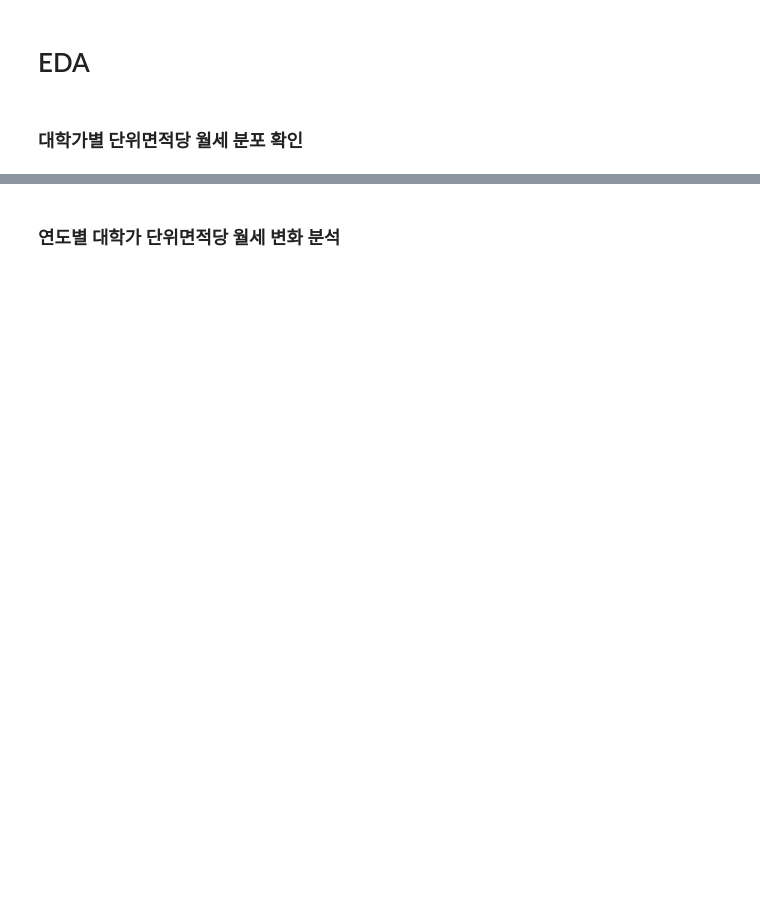
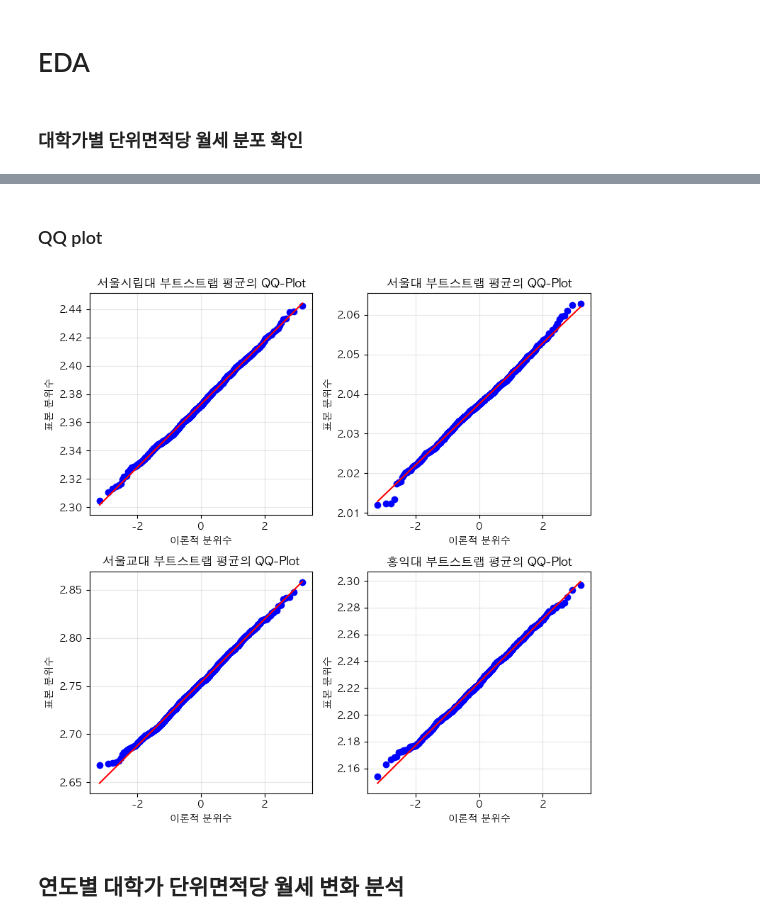
Before and after one commit to Jongseok103/UOS-Assignments, a Jupyter notebook: Statistics for Data Science/SDS_Assignment01/EDA.ipynb, the cells around one changed output, grey strips where cells are left out. Saved outputs shown, nothing was run; the diff lists cells and outputs as text; code cells hidden in the pictures; blank space fills up the shorter version.

```diff
--- a/Statistics for Data Science/SDS_Assignment01/EDA.ipynb
+++ b/Statistics for Data Science/SDS_Assignment01/EDA.ipynb
@@ -323,0 +409,19 @@ Passing `palette` without assigning `hue` is deprecated and will be removed in v
+# %%
+for univ in universities:
+    bootstrap_means_univ = bootstrap_results[univ]
+
+    # 95% 신뢰구간 계산
+    lower_bound = np.percentile(bootstrap_means_univ, 2.5)
+    upper_bound = np.percentile(bootstrap_means_univ, 97.5)
+
+    # 표준오차 계산
+    std_error = np.std(bootstrap_means_univ)
+
+    # 평균 계산
+    mean_val = np.mean(bootstrap_means_univ)
+
+    print(f"=== {univ} ===")
+    print(f"단위면적당 월세 평균: {mean_val:.2f} 만원")
+    print(f"95% 신뢰구간: [{lower_bound:.2f}, {upper_bound:.2f}] 만원")
+    print(f"표준오차: {std_error:.2f} 만원")
+    print()
@@ -324,4 +448,23 @@ Passing `palette` without assigning `hue` is deprecated and will be removed in v
+# %% [markdown]
+### QQ plot
+# %%
+from scipy import stats
+
+plt.figure(figsize=(8, 8))
+
+for i, univ in enumerate(universities):
+    plt.subplot(2, 2, i+1)
+    stats.probplot(bootstrap_results[univ], dist="norm", plot=plt)
+    plt.title(f'{univ} 부트스트랩 평균의 QQ-Plot')
+    plt.xlabel('이론적 분위수')
+    plt.ylabel('표본 분위수')
+    plt.grid(True, alpha=0.3)
+
+plt.tight_layout()
+plt.show()
+# %% [output]
+[figure, added]
 # %% [markdown]
-### 연도별 대학가 단위면적당 월세 변화 분석
+## 연도별 대학가 단위면적당 월세 변화 분석
 # %%
 plt.figure(figsize=(10, 6))
```
Also changed, not shown: parts of 29 cells of this notebook, 5 other files.
